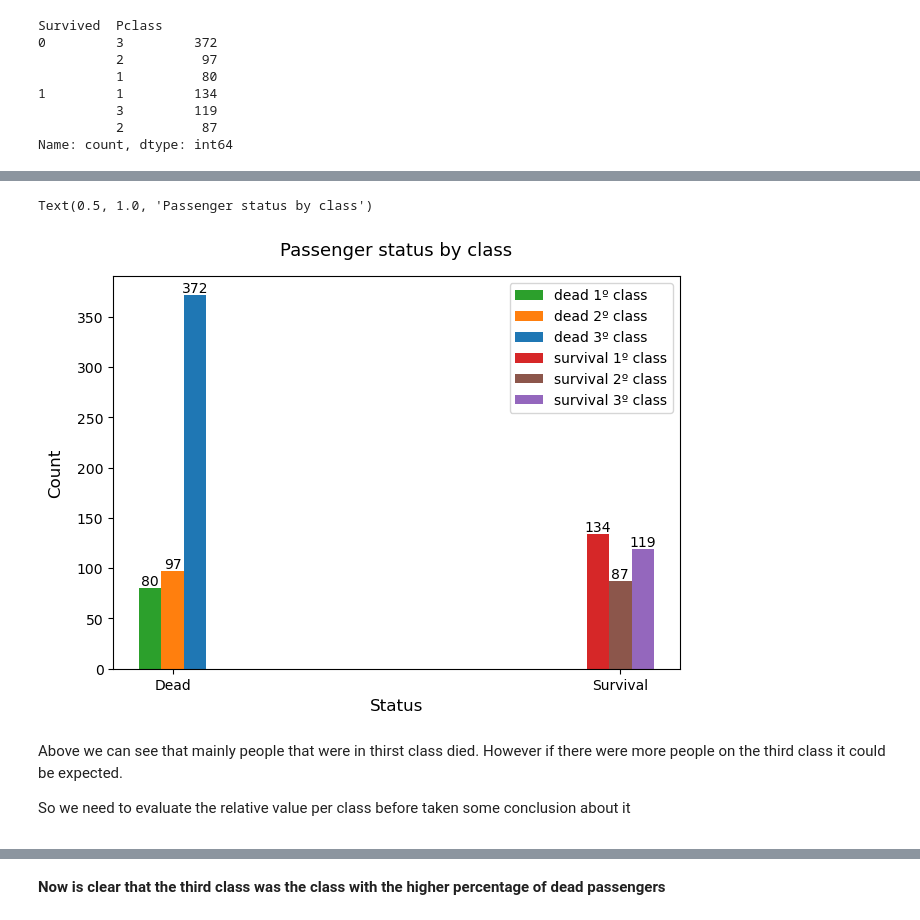
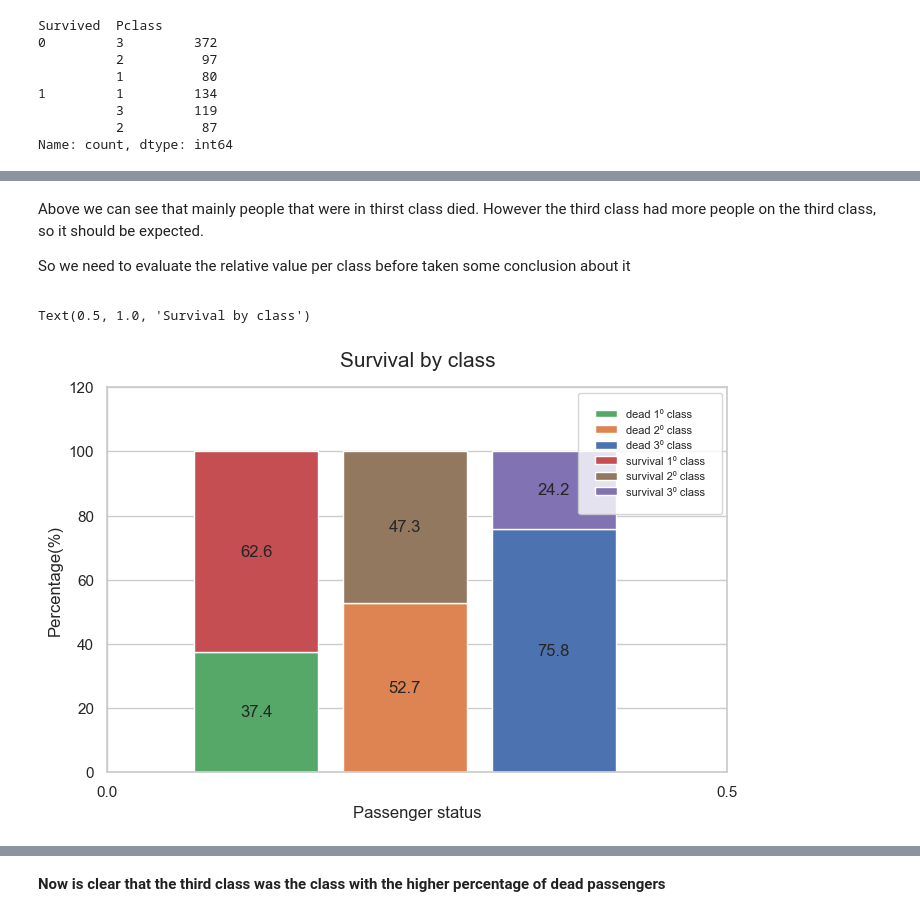
Before and after one commit to italojsr/Titanic, a Jupyter notebook: titanic.ipynb, the cells around one changed output, grey strips where cells are left out. Cells and saved outputs as stored; diff of their text form; code cells hidden in the pictures.

```diff
--- a/titanic.ipynb
+++ b/titanic.ipynb
@@ -232,3 +240,15 @@ Survived  Pclass
           3         119
           2          87
 Name: count, dtype: int64
+# %%
+fig = plt.figure(figsize = (5,5))
+ax = fig.add_axes([0,0,1,1])
+sns.countplot(df,x = 'Survived',hue = 'Pclass')
+sns.set_theme(style = 'whitegrid')
+ax.set_xticks([0,1],('Dead','Survived'))
+ax.set_yticks(np.arange(0,480,60))
+ax.set_xlabel('Passenger status',fontsize = 12)
+ax.set_ylabel('Count',fontsize = 12)
+ax.set_title('Survival by class',fontsize = 14,pad = 10)
+for label in ax.containers:
+    ax.bar_label(label)
@@ -235,31 +257,48 @@ Name: count, dtype: int64
+# %% [markdown]
+Above we can see that mainly people that were in thirst class died. However the third class had more people on the third class, so it should be expected. <p>So we need to evaluate the relative value per class before taken some conclusion about it</p>
 # %%
-fig,ax = plt.subplots(layout = 'constrained')
-width = 0.05
+fig,ax = plt.subplots(figsize = (8,5))
 
-for key in survivor_by_class.keys():
+width = 0.10
+multiplier = 0
+for i,key in enumerate(survivor_by_class.keys()):
+    # getting information from each status and class
     status_dic = {0:'dead',1:'survival'}
-    # getting information from each status and class
     status = key[0]
     passenger_class = key[1]
+    # calculating percentages
     frequence = survivor_by_class[key]
+    total_class = survivor_by_class[(1,passenger_class)] + survivor_by_class[(0,passenger_class)]
+    surv_percent = np.around((frequence*100)/total_class,1)
     # preparing position of the bars
     multiplier = passenger_class
-    offset = width*multiplier
-    # plotting bars
-    rects = ax.bar(status+offset,frequence,width,label = '{} {}º class'.format(status_dic[status],passenger_class))
-    ax.bar_label(rects)
+    offset = width*multiplier*1.2
 
-#Sort legend
+   # plotting bars according to the status
+
+    if(status == 0):
+        rects = ax.bar(offset,surv_percent,width,label = '{} {}º class'.format(status_dic[status],passenger_class))
+        ax.bar_label(rects,label_type='center')
+
+
+    elif(status == 1):
+        rects = ax.bar(offset,surv_percent,width,bottom = survivor_by_class[(0,passenger_class)]*100/total_class,
+                       label = '{} {}º class'.format(status_dic[status],passenger_class))
+        ax.bar_label(rects,label_type='center')
+
+
+#Sort legends
 handles,labels = ax.get_legend_handles_labels()
 labels,handles = zip(*sorted(zip(labels,handles),key = lambda t:t[0]))
-ax.legend(handles,labels)
+ax.legend(handles,labels,loc = 'best',ncols = 1,fontsize = 8,borderpad = 1.5)
 
-ax.set_xticks(np.array([0.05,1.05]) + width,('Dead','Survival'))
-ax.set_xlabel('Status',fontsize = 12)
-ax.set_ylabel('Count',labelpad = 10,fontsize = 12)
-ax.set_title('Passenger status by class',pad = 15,fontsize =13)
+
+
+ax.set_xticks([0,0.5])
+ax.set_yticks(np.arange(0,140,20))
+ax.set_xlabel('Passenger status',fontsize = 12)
+ax.set_ylabel('Percentage(%)',fontsize = 12)
+ax.set_title('Survival by class',pad = 15,fontsize = 15)
 # %% [output]
-Text(0.5, 1.0, 'Passenger status by class')
+Text(0.5, 1.0, 'Survival by class')
-[figure, old version]
+[figure, new version]
-# %% [markdown]
-Above we can see that mainly people that were in thirst class died. However if there were more people on the third class it could be expected. <p>So we need to evaluate the relative value per class before taken some conclusion about it</p>
```
Also changed, not shown: parts of 5 cells of this notebook.
